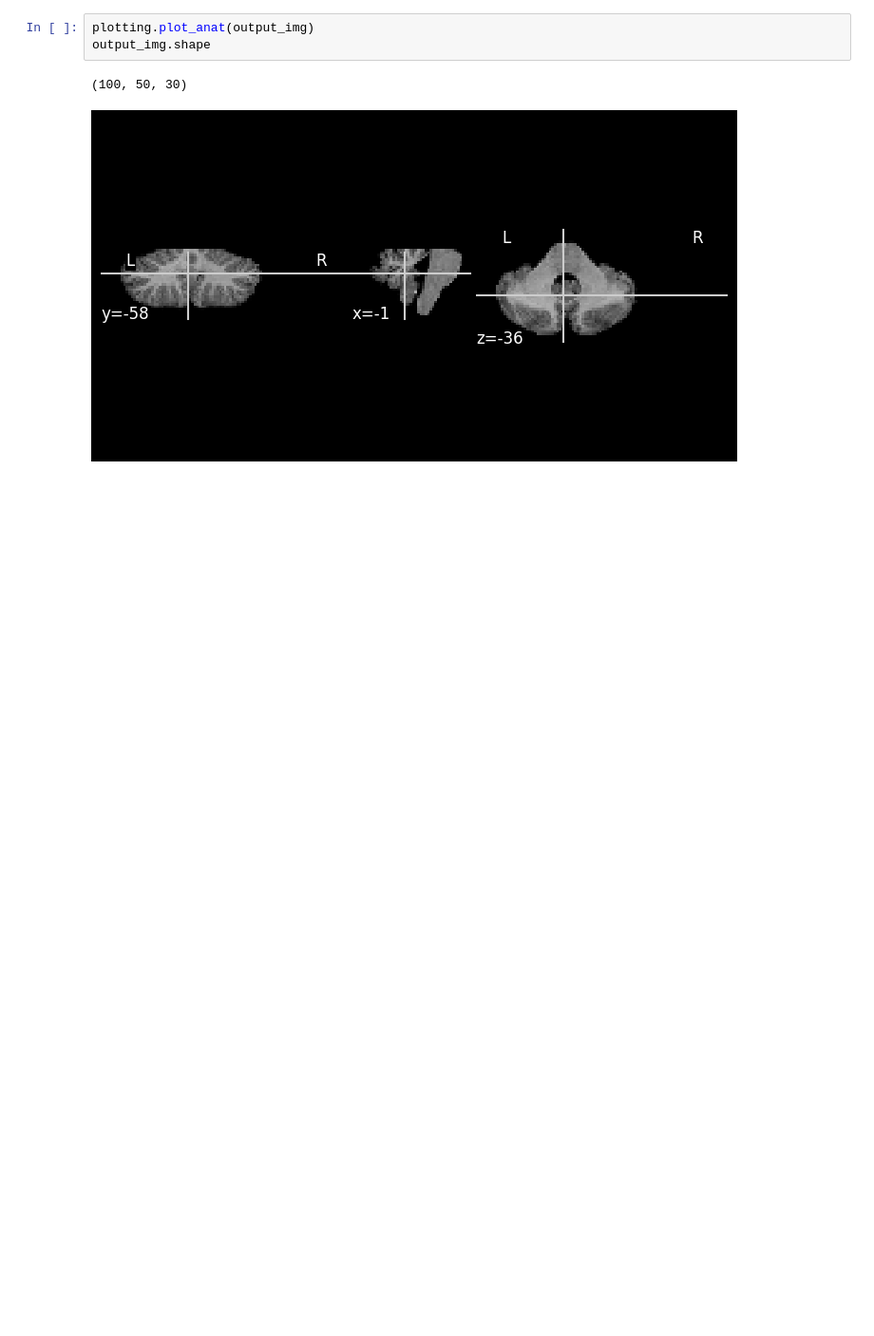
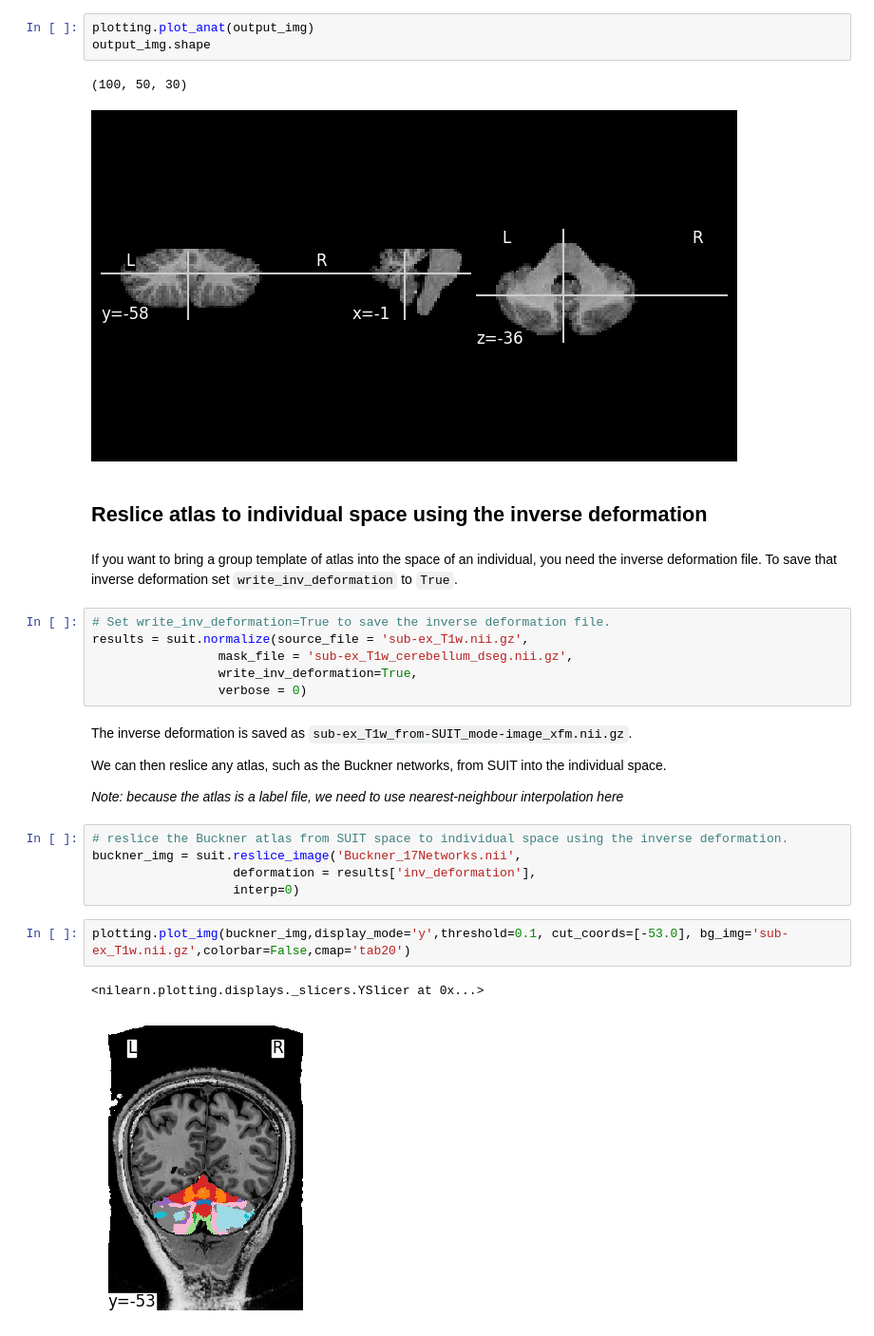
Before and after one commit to DiedrichsenLab/SUITPy, a Jupyter notebook: docs/source/tutorials/4.reslice_example.ipynb, the cells around one changed output. Shown at 95% size. Saved outputs shown, nothing was run; the diff lists cells and outputs as text; blank space fills up the shorter version.

```diff
--- a/docs/source/tutorials/4.reslice_example.ipynb
+++ b/docs/source/tutorials/4.reslice_example.ipynb
@@ -67,4 +67,31 @@ output_img.shape
 # %% [output]
 (100, 50, 30)
 [figure]
+# %% [markdown]
+## Reslice atlas to individual space using the inverse deformation
+# %% [markdown]
+If you want to bring a group template of atlas into the space of an individual, you need the inverse deformation file.
+To save that inverse deformation set `write_inv_deformation` to `True`.
+# %%
+# Set write_inv_deformation=True to save the inverse deformation file.
+results = suit.normalize(source_file = 'sub-ex_T1w.nii.gz',
+                 mask_file = 'sub-ex_T1w_cerebellum_dseg.nii.gz',
+                 write_inv_deformation=True,
+                 verbose = 0)
+# %% [markdown]
+The inverse deformation is saved as `sub-ex_T1w_from-SUIT_mode-image_xfm.nii.gz`.
+
+We can then reslice any atlas, such as the Buckner networks, from SUIT into the individual space.
+
+*Note: because the atlas is a label file, we need to use nearest-neighbour interpolation here*
+# %%
+# reslice the Buckner atlas from SUIT space to individual space using the inverse deformation.
+buckner_img = suit.reslice_image('Buckner_17Networks.nii',
+                   deformation = results['inv_deformation'],
+                   interp=0)
+# %%
+plotting.plot_img(buckner_img,display_mode='y',threshold=0.1, cut_coords=[-53.0], bg_img='sub-ex_T1w.nii.gz',colorbar=False,cmap='tab20')
+# %% [output]
+<nilearn.plotting.displays._slicers.YSlicer at 0x...>
+[figure, added]
 # %% [markdown]
```
Also changed, not shown: parts of 3 cells of this notebook, 3 other files.
